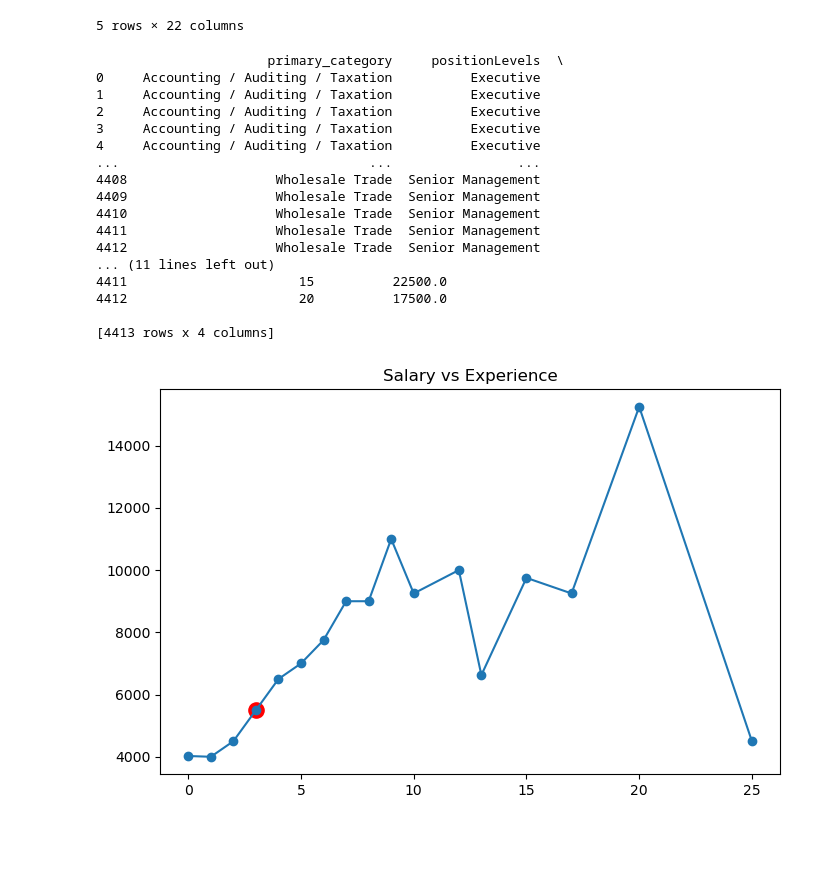
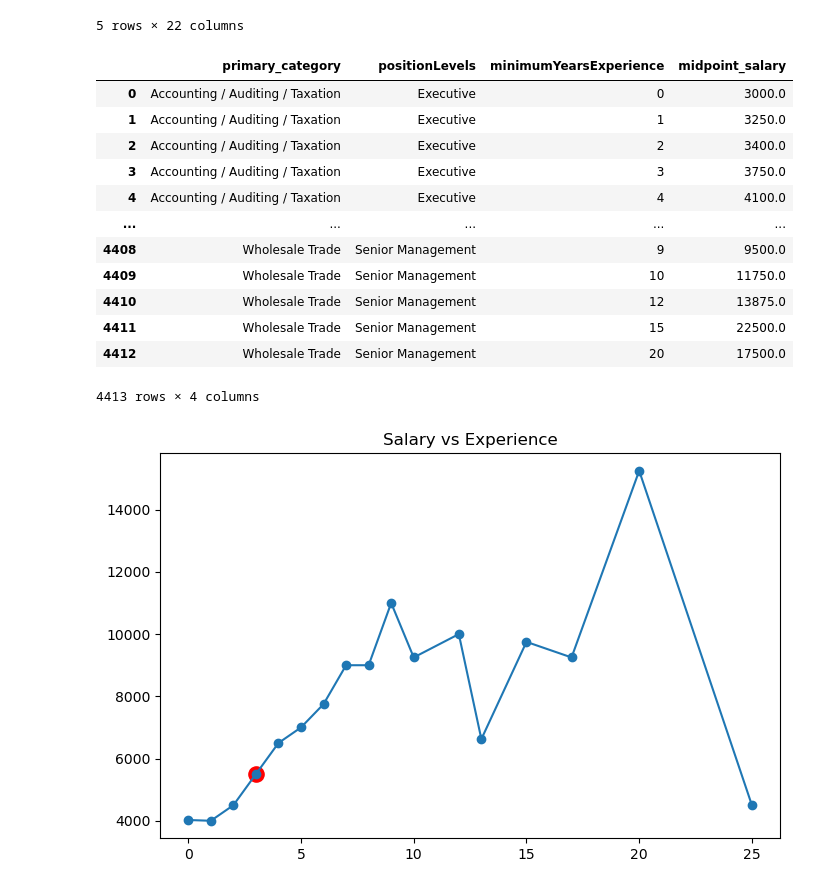
Before and after one commit to oasisgem/Module1Hackathon, a Jupyter notebook: job_postings_salary_benchmark.ipynb, the cells around one changed output. Drawn from its saved outputs; the diff is of its cells as text; code cells hidden in the pictures; blank space fills up the shorter version.

Commit message:
remove print from salary_table for clearer formatting

```diff
--- a/job_postings_salary_benchmark.ipynb
+++ b/job_postings_salary_benchmark.ipynb
@@ -35,31 +35,27 @@ df_clean["midpoint_salary"] = (
 # %%
 # Groups jobs by: Category (e.g. IT, Finance), Position level (e.g., Executive, Manager), Years of experience
 # then compute the median salary for each group
 # note that median is used instead of mean because high paying outliers can distort averages
 # median is a good representation of the typical market salary for each group
 # therefore we recommend salary based on the median of comparable roles (same category, level, and experience)
 salary_table = df_clean.groupby(
     ["primary_category", "positionLevels", "minimumYearsExperience"]
 )["midpoint_salary"].median().reset_index()
-print(salary_table)
+salary_table
 # %% [output]
+|  | primary_category | positionLevels | minimumYearsExperience | midpoint_salary |
+| 0 | Accounting / Auditing / Taxation | Executive | 0 | 3000.0 |
+| 1 | Accounting / Auditing / Taxation | Executive | 1 | 3250.0 |
+| 2 | Accounting / Auditing / Taxation | Executive | 2 | 3400.0 |
+| 3 | Accounting / Auditing / Taxation | Executive | 3 | 3750.0 |
+| 4 | Accounting / Auditing / Taxation | Executive | 4 | 4100.0 |
+| ... | ... | ... | ... | ... |
+| 4408 | Wholesale Trade | Senior Management | 9 | 9500.0 |
+| 4409 | Wholesale Trade | Senior Management | 10 | 11750.0 |
+| 4410 | Wholesale Trade | Senior Management | 12 | 13875.0 |
+| 4411 | Wholesale Trade | Senior Management | 15 | 22500.0 |
+| 4412 | Wholesale Trade | Senior Management | 20 | 17500.0 |
-                      primary_category     positionLevels  \
-0     Accounting / Auditing / Taxation          Executive
-1     Accounting / Auditing / Taxation          Executive
-2     Accounting / Auditing / Taxation          Executive
-3     Accounting / Auditing / Taxation          Executive
-4     Accounting / Auditing / Taxation          Executive
-...                                ...                ...
-4408                   Wholesale Trade  Senior Management
-4409                   Wholesale Trade  Senior Management
-4410                   Wholesale Trade  Senior Management
-4411                   Wholesale Trade  Senior Management
-4412                   Wholesale Trade  Senior Management
-... (11 lines left out)
-4411                      15          22500.0
-4412                      20          17500.0
-
-[4413 rows x 4 columns]
+4413 rows × 4 columns
 # %%
 #create a function to get the midpoint_salary based on category, level and experience
 def get_salary(category, level, experience):
```
